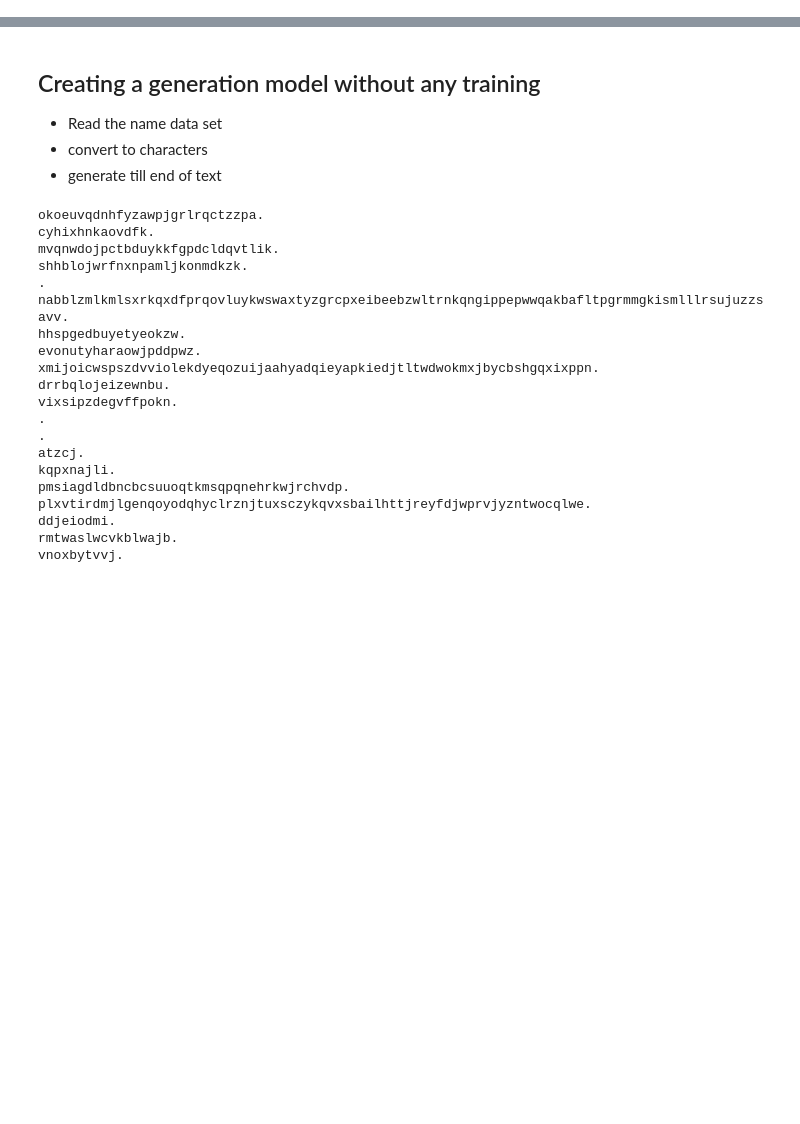
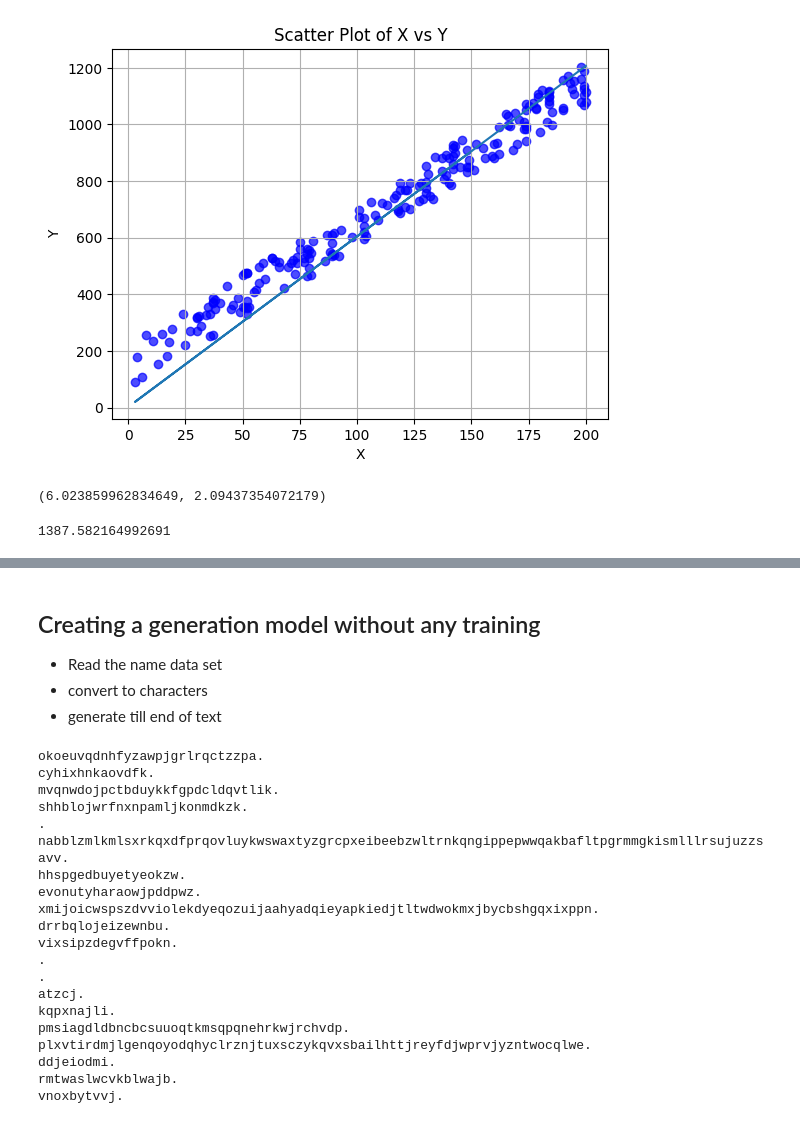
Before and after one commit to SaheerLulu/LLM, a Jupyter notebook: LLM Basics to Advanced.ipynb, the cells around one changed output, grey strips where cells are left out. Cells and saved outputs as stored; diff of their text form; code cells hidden in the pictures; blank space fills up the shorter version.

```diff
--- a/LLM Basics to Advanced.ipynb
+++ b/LLM Basics to Advanced.ipynb
@@ -0,0 +77,14 @@
+# %%
+learning_rate = 1e-7
+h = 0.0000001
+w1=1
+w2=2
+# %%
+
+for i in range(10000):
+    der_loss_w1 = (loss(w1=w1+h,w2=w2) - loss(w1=w1,w2=w2))/h
+    der_loss_w2 = (loss(w1=w1,w2=w2+h) - loss(w1=w1,w2=w2))/h
+
+    w1 =w1-learning_rate*der_loss_w1
+    w2 =w2 -learning_rate*der_loss_w2
+    print(loss(w1,w2))
@@ -0,0 +109,24 @@
+# %%
+ypred = list(map(lambda x: f(x, w1, w2), X))
+plt.scatter(X, Y, color='blue', alpha=0.7)
+plt.plot(X,ypred)
+# Adding titles and labels
+plt.title('Scatter Plot of X vs Y')
+plt.xlabel('X')
+plt.ylabel('Y')
+
+# Displaying the grid for better visualization
+plt.grid(True)
+
+# Showing the plot
+plt.show()
+# %% [output]
+[figure, added]
+# %%
+w1,w2
+# %% [output]
+(6.023859962834649, 2.09437354072179)
+# %%
+f(230,w1,w2)
+# %% [output]
+1387.582164992691
```
Also changed, not shown: parts of 17 cells of this notebook, 3 other files.
